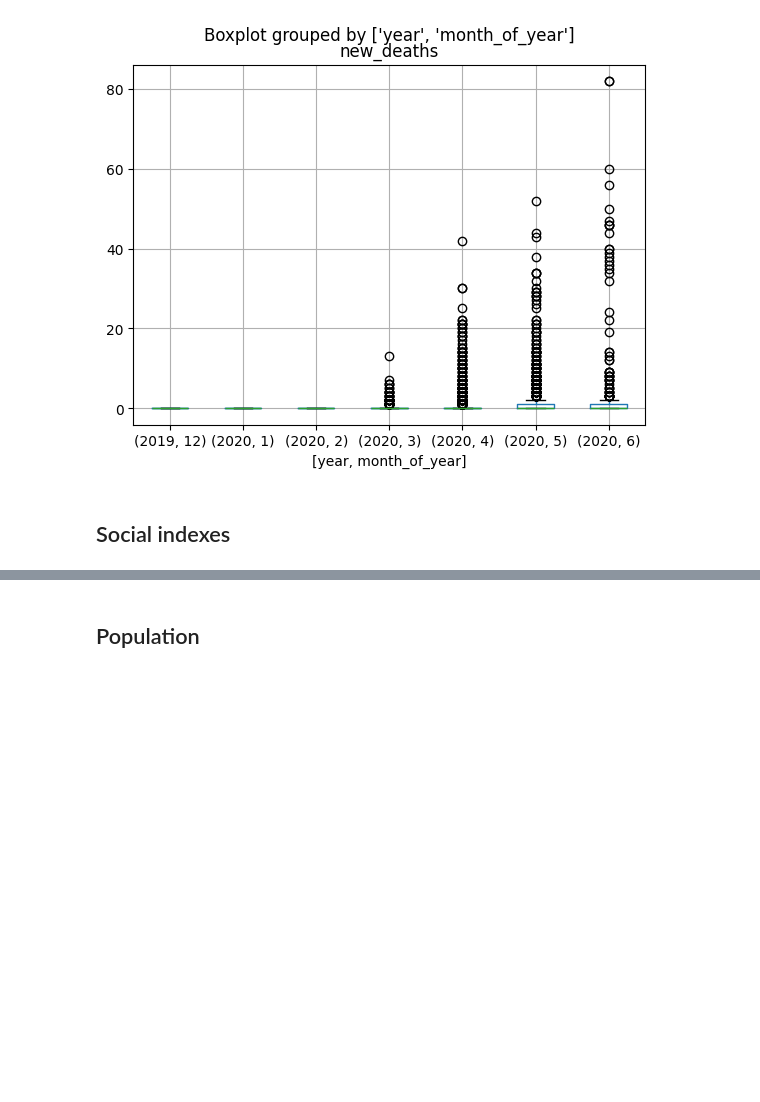
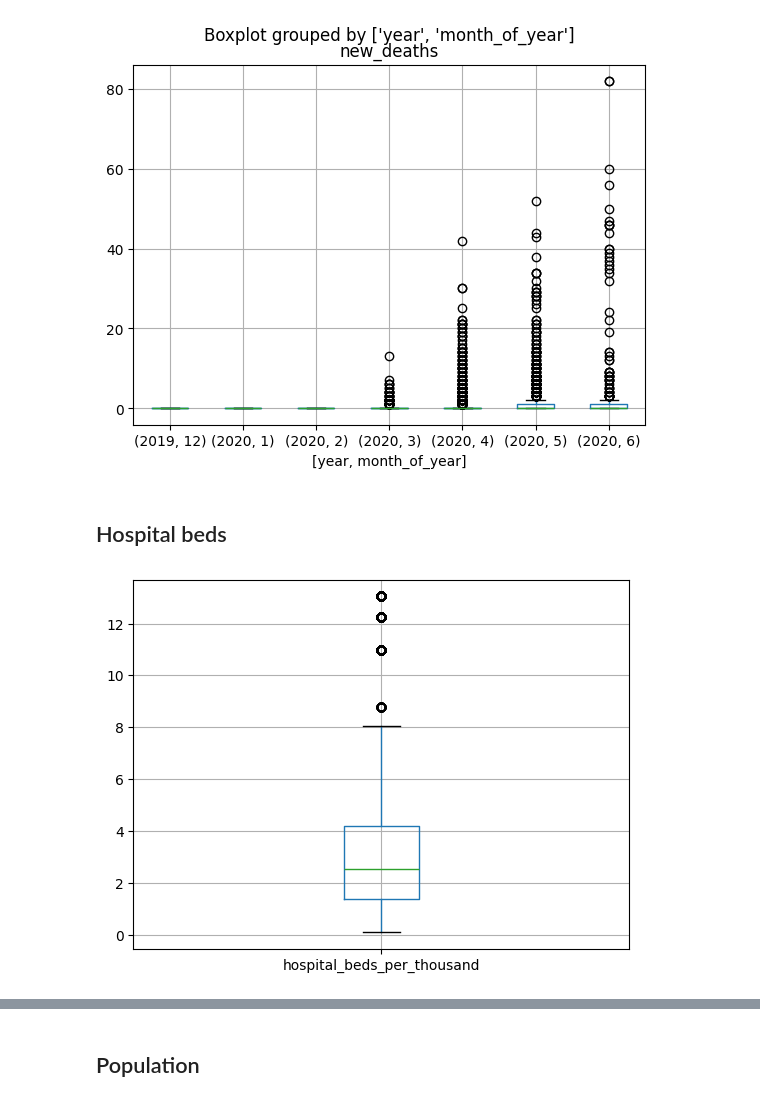
Before and after one commit to gabbmelo/covid_cardio, a Jupyter notebook: PRE_TREATMENT/COVID/00_IN/covid_data.ipynb, the cells around one changed output, grey strips where cells are left out. Saved outputs shown, nothing was run; the diff lists cells and outputs as text; code cells hidden in the pictures; blank space fills up the shorter version.

```diff
--- a/PRE_TREATMENT/COVID/00_IN/covid_data.ipynb
+++ b/PRE_TREATMENT/COVID/00_IN/covid_data.ipynb
@@ -366,5 +350,9 @@ df.boxplot('new_deaths', by='continent'); #verificando outliers
 africa.boxplot('new_deaths', by=['year', 'month_of_year']);
 # %% [output]
 [figure]
-# %% [markdown]
-## Social indexes
+# %% [markdown]
+## Hospital beds
+# %%
+df.boxplot('hospital_beds_per_thousand',return_type='both');
+# %% [output]
+[figure, added]
```
Also changed, not shown: parts of 87 cells of this notebook, 57 other files.
